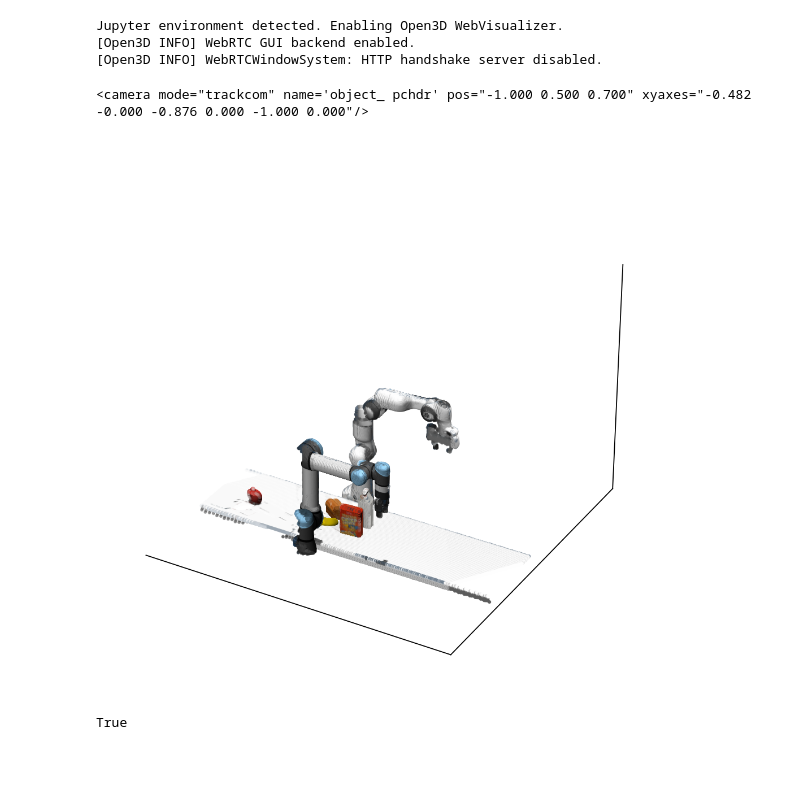
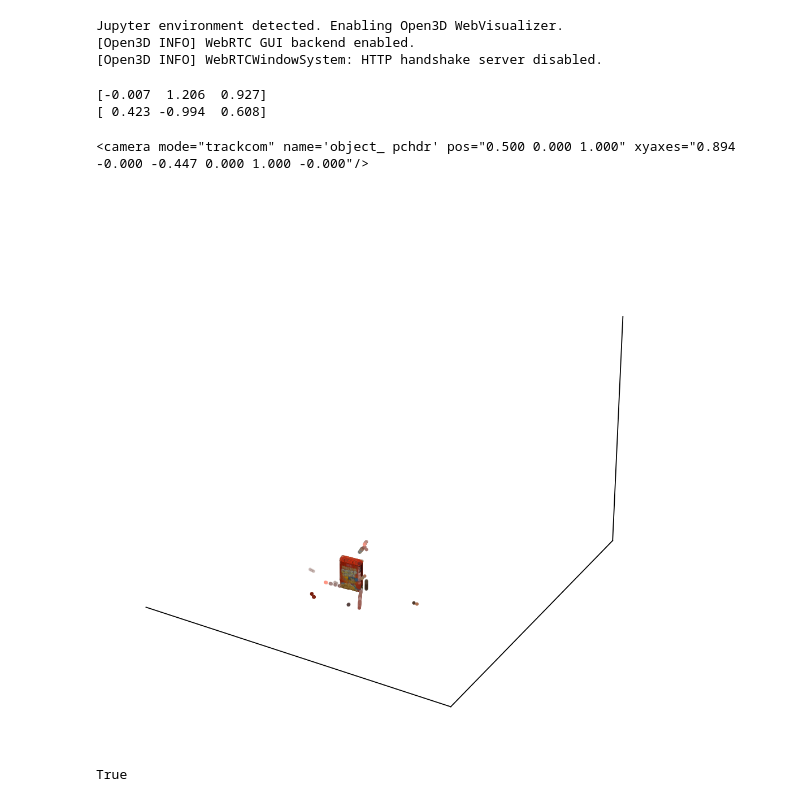
Before and after one commit to owenonline/robot-collab, a Jupyter notebook: render_test.ipynb, the cells around one changed output. Cells and saved outputs as stored; diff of their text form; code cells hidden in the pictures; blank space fills up the shorter version.

```diff
--- a/render_test.ipynb
+++ b/render_test.ipynb
@@ -22,6 +21,12 @@ from rocobench.envs import SortOneBlockTask, CabinetTask, MoveRopeTask, SweepTas
 Jupyter environment detected. Enabling Open3D WebVisualizer.
 [Open3D INFO] WebRTC GUI backend enabled.
 [Open3D INFO] WebRTCWindowSystem: HTTP handshake server disabled.
+# %%
+print(np.array([-0.207, 2.256, 1.027])-np.array([-0.2, 1.05, 0.1])) # panda cam
+print(np.array([0.223, -1.064, 0.758]) - np.array([-0.2, -0.07, 0.15])) # other cam
+# %% [output]
+[-0.007  1.206  0.927]
+[ 0.423 -0.994  0.608]
 # %%
 import numpy as np
 positions = [
@@ -36,8 +41,8 @@ object_cams = []
 def cross(a, b):
     return np.cross(a, b)
 
-target = np.array([0, 0.5, 0.15])
-positions = [np.array([-1, 0.5, 0.7])]
+target = np.array([0, 0, 0])
+positions = [np.array([0.5, 0, 1])]
 for position in positions:
     vector = target - position
     cross_product = cross(vector, np.array([0, 0, 1]))
@@ -50,9 +55,9 @@ for position in positions:
     xystring = " ".join([f"{i:.3f}" for i in y]) + " " + " ".join([f"{i:.3f}" for i in x])
     print(f"""<camera mode="trackcom" name='object_ pchdr' pos="{cpstring}" xyaxes="{xystring}"/>""")
 # %% [output]
-<camera mode="trackcom" name='object_ pchdr' pos="-1.000 0.500 0.700" xyaxes="-0.482 -0.000 -0.876 0.000 -1.000 0.000"/>
+<camera mode="trackcom" name='object_ pchdr' pos="0.500 0.000 1.000" xyaxes="0.894 -0.000 -0.447 0.000 1.000 -0.000"/>
 # %%
-object_cams = ['sceneshot']#'object_apple', 'object_milk', 'object_cereal', 'object_bread', 'object_banana']
+tracked = ['sceneshotcam', 'apple', 'milk', 'cereal', 'bread', 'banana', 'bin', 'ur5e', 'panda']
 env = PackGroceryTask(
     render_freq=2000,
     image_hw=(400,400), # Potentially important for getting RGBD images later on
@@ -61,15 +66,16 @@ env = PackGroceryTask(
     error_threshold=1e-5,
     randomize_init=True,
     render_point_cloud=0, # Potentially useful for speeding up point fusion
-    render_cameras=["face_panda","face_ur5e","teaser",]+object_cams, # potentially useful for getting rgbd images
+    render_cameras=["face_panda","face_ur5e","teaser",],
+    point_feature_cameras=tracked,
     one_obj_each=True, # TODO: Understand this
 )
 # %%
 pointcloud = env.get_point_cloud()
 # %%
-pointcloud.show()
+pointcloud['cereal'].show()
 # %% [output]
-[figure, old version]
+[figure, new version]
 # %%
 import cv2
 img = cv2.imread("rgb_image_sceneshot.png")
```
Also changed, not shown: parts of 1 cell of this notebook, 3 other files.
